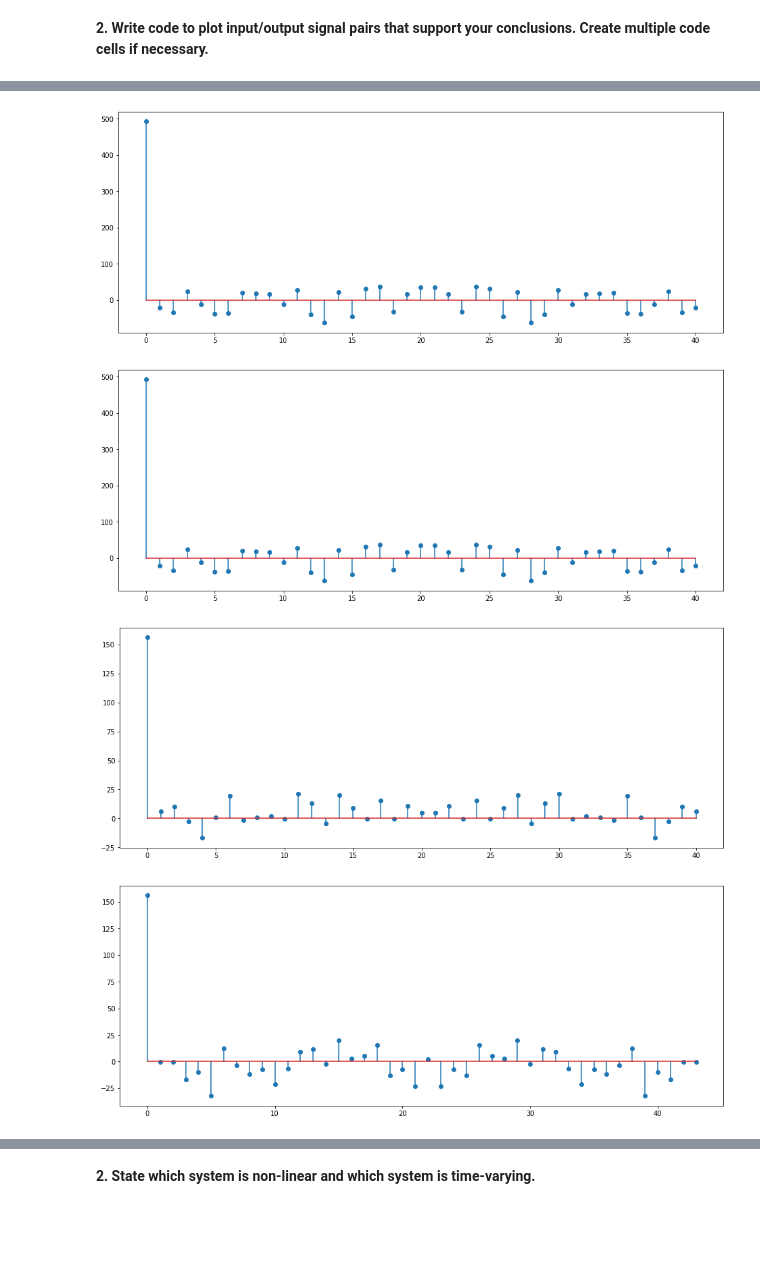
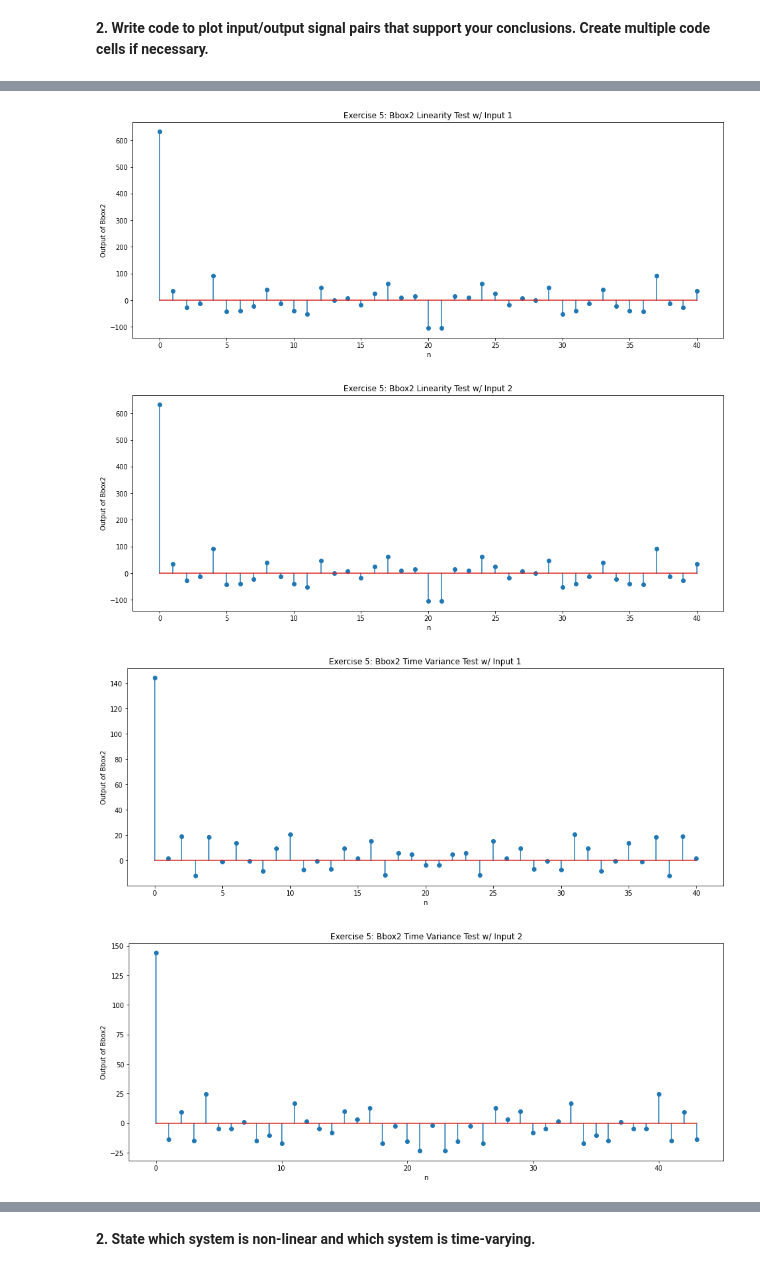
Before and after one commit to cdavin2/dsp_lab02, a Jupyter notebook: lab02_instructions.ipynb, the cells around one changed output, grey strips where cells are left out. Drawn from its saved outputs; the diff is of its cells as text; code cells hidden in the pictures; blank space fills up the shorter version.

```diff
--- a/lab02_instructions.ipynb
+++ b/lab02_instructions.ipynb
@@ -442,21 +453,27 @@ plt.show()
 # %%
 #linearity for bbox 2
 a = .7
 b = 2.5
 f1 = np.random.randint(10, size = 41)
 f2 = np.random.randint(10, size = 41)
 
 s1 = a * bbox2(f1) + b * bbox2(f2)
 s2 = bbox2(a * f1 + b * f2)
 
+plt.title(r"Exercise 5: Bbox2 Linearity Test w/ Input 1")
+plt.ylabel(r"Output of Bbox2")
+plt.xlabel(r"n")
 plt.stem(s1)
 plt.show()
 
+plt.title(r"Exercise 5: Bbox2 Linearity Test w/ Input 2")
+plt.ylabel(r"Output of Bbox2")
+plt.xlabel(r"n")
 plt.stem(s2)
 plt.show()
 # %% [output]
-[figure, old version]
+[figure, new version]
-[figure, old version]
+[figure, new version]
 # %%
 #time variance for bbox 2 (time varying)
 
@@ -469,14 +486,20 @@ for i in range(3, 41+3):
 s1 = bbox2(f1)
 s2 = bbox2(f2)
 
+plt.title(r"Exercise 5: Bbox2 Time Variance Test w/ Input 1")
+plt.ylabel(r"Output of Bbox2")
+plt.xlabel(r"n")
 plt.stem(s1)
 plt.show()
 
+plt.title(r"Exercise 5: Bbox2 Time Variance Test w/ Input 2")
+plt.ylabel(r"Output of Bbox2")
+plt.xlabel(r"n")
 plt.stem(s2)
 plt.show()
 # %% [output]
-[figure, old version]
+[figure, new version]
-[figure, old version]
+[figure, new version]
 # %%
 #linearity for bbox 3
 a = .7
```
Also changed, not shown: parts of 17 cells of this notebook.
